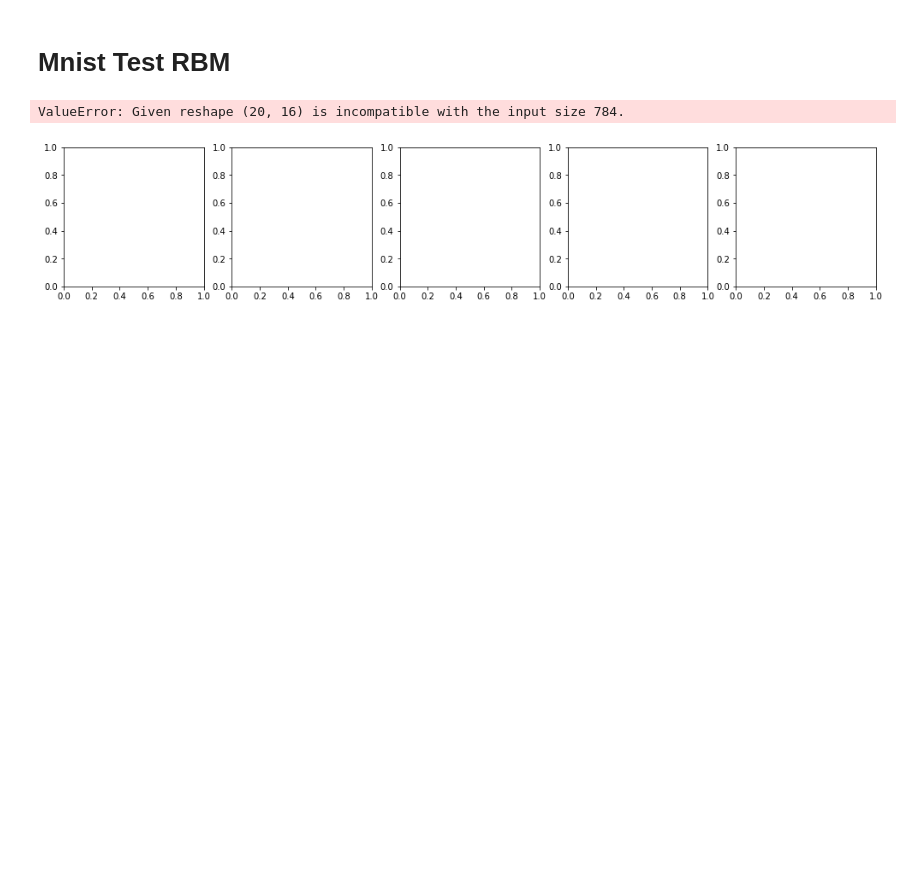
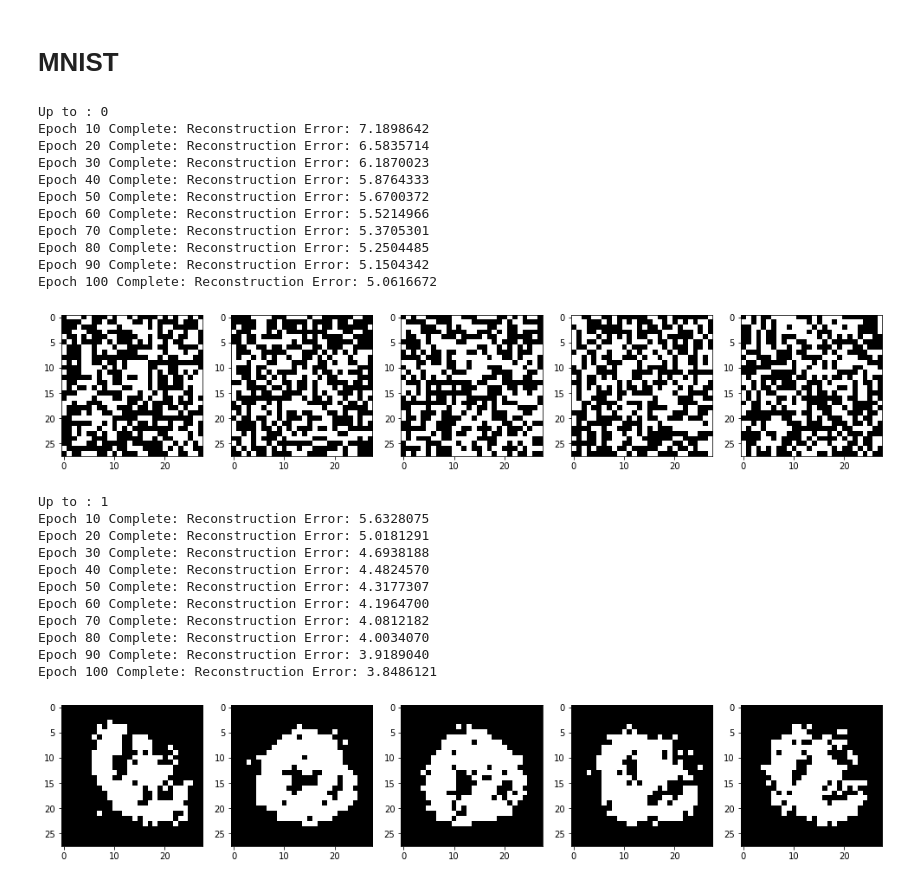
Before and after one commit to Matthieu-LORMEAU/rbm-project, a Jupyter notebook: notebooks/Test RBM alpha_digits.ipynb, the cells around one changed output. Cells and saved outputs as stored; diff of their text form; code cells hidden in the pictures; blank space fills up the shorter version.

```diff
--- a/notebooks/Test RBM alpha_digits.ipynb
+++ b/notebooks/Test RBM alpha_digits.ipynb
@@ -13,19 +16,22 @@ from codes.DNN import DNN
 # %%
-def alpha(up_to):
+def alpha(up_to, letter=True):
     data = load_alpha_digits()
     digits = []
     for digit_idx in range(up_to+1):
-        digit = [data["dat"][10+digit_idx][i].flatten() for i in range(data["dat"][digit_idx].shape[0])]
+        if letter:
+            digit = [data["dat"][10+digit_idx][i].flatten() for i in range(data["dat"][10+digit_idx].shape[0])]
+        else:
+            digit = [data["dat"][digit_idx][i].flatten() for i in range(data["dat"][digit_idx].shape[0])]
         digit = np.array(digit)
         digits.append(digit)
 
     digits = np.concatenate(digits)
     return digits
 
-def gen_and_plot(rbm: RBM):
+def gen_and_plot(rbm: RBM, reshape):
     fig, axs = plt.subplots(1, 5)
     fig.set_size_inches(17, 3)
-    gen = rbm.generate_image(5, 100, reshape=(20, 16))
+    gen = rbm.generate_image(5, 100, reshape=reshape)
     for i in range(5):
         axs[i].imshow(gen[i], cmap='gray')
     plt.show()
@@ -32,7 +40,8 @@ def gen_and_plot(rbm: RBM):
 # %%
 for letter in range(26):
     reduced_dataset = alpha(up_to=letter)
+    print(letter)
     rbm = RBM(reduced_dataset.shape[1], 200)
-    errors = rbm.train(reduced_dataset, 32, num_epochs=500, lr=0.1, verbose=False)
-    gen_and_plot(rbm)
+    errors = rbm.train(reduced_dataset, 32, num_epochs=1000, lr=0.1, verbose=False)
+    gen_and_plot(rbm, (20, 16))
 # %% [output]
@@ -51,0 +63,7 @@ for letter in range(26):
+# %%
+for number in range(10):
+    reduced_dataset = alpha(up_to=number, letter=False)
+    print(number)
+    rbm = RBM(reduced_dataset.shape[1], 200)
+    errors = rbm.train(reduced_dataset, 32, num_epochs=1000, lr=0.1, verbose=False)
+    gen_and_plot(rbm, (20, 16))
@@ -52,5 +84,5 @@ for letter in range(26):
 # %% [markdown]
-# Mnist Test RBM
+# MNIST
 # %%
 from codes.utils import load_mnist
 
@@ -69,11 +101,34 @@ def mnist(number):
     numbers = np.array(numbers)
     return numbers
 # %%
-for number in range(10):
+for number in range(2):
+    print('Up to :',number)
     reduced_dataset = mnist(number)
-    rbm = RBM(reduced_dataset.shape[1], 200)
-    errors = rbm.train(reduced_dataset, 32, num_epochs=500, lr=0.1, verbose=False)
-    gen_and_plot(rbm)
+    rbm = RBM(reduced_dataset.shape[1], 350)
+    errors = rbm.train(reduced_dataset, 128, num_epochs=100, lr=0.1)
+    gen_and_plot(rbm, (28, 28))
 # %% [output]
-ValueError: Given reshape (20, 16) is incompatible with the input size 784.
+Up to : 0
+Epoch 10 Complete: Reconstruction Error: 7.1898642
+Epoch 20 Complete: Reconstruction Error: 6.5835714
+Epoch 30 Complete: Reconstruction Error: 6.1870023
+Epoch 40 Complete: Reconstruction Error: 5.8764333
+Epoch 50 Complete: Reconstruction Error: 5.6700372
+Epoch 60 Complete: Reconstruction Error: 5.5214966
+Epoch 70 Complete: Reconstruction Error: 5.3705301
+Epoch 80 Complete: Reconstruction Error: 5.2504485
+Epoch 90 Complete: Reconstruction Error: 5.1504342
+Epoch 100 Complete: Reconstruction Error: 5.0616672
-[figure, old version]
+[figure, new version]
+Up to : 1
+Epoch 10 Complete: Reconstruction Error: 5.6328075
+Epoch 20 Complete: Reconstruction Error: 5.0181291
+Epoch 30 Complete: Reconstruction Error: 4.6938188
+Epoch 40 Complete: Reconstruction Error: 4.4824570
+Epoch 50 Complete: Reconstruction Error: 4.3177307
+Epoch 60 Complete: Reconstruction Error: 4.1964700
+Epoch 70 Complete: Reconstruction Error: 4.0812182
+Epoch 80 Complete: Reconstruction Error: 4.0034070
+Epoch 90 Complete: Reconstruction Error: 3.9189040
+Epoch 100 Complete: Reconstruction Error: 3.8486121
+[figure, added]
```
Also changed, not shown: parts of 6 cells of this notebook, 1 other file.
